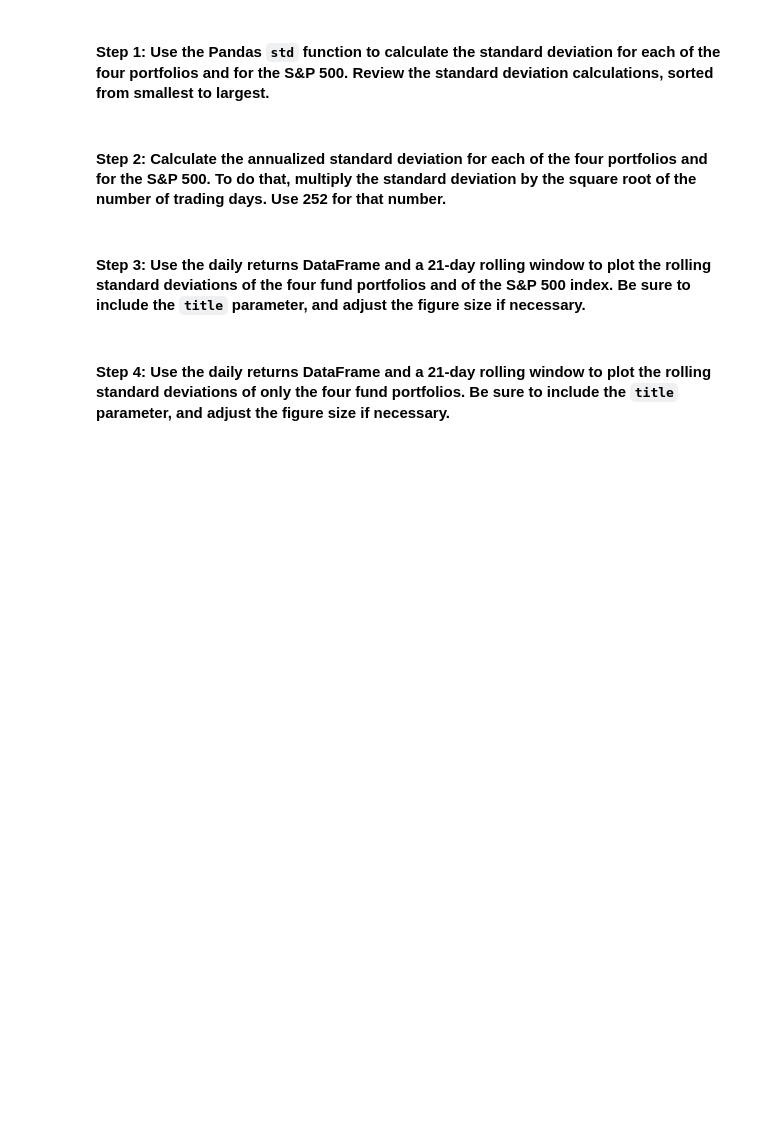
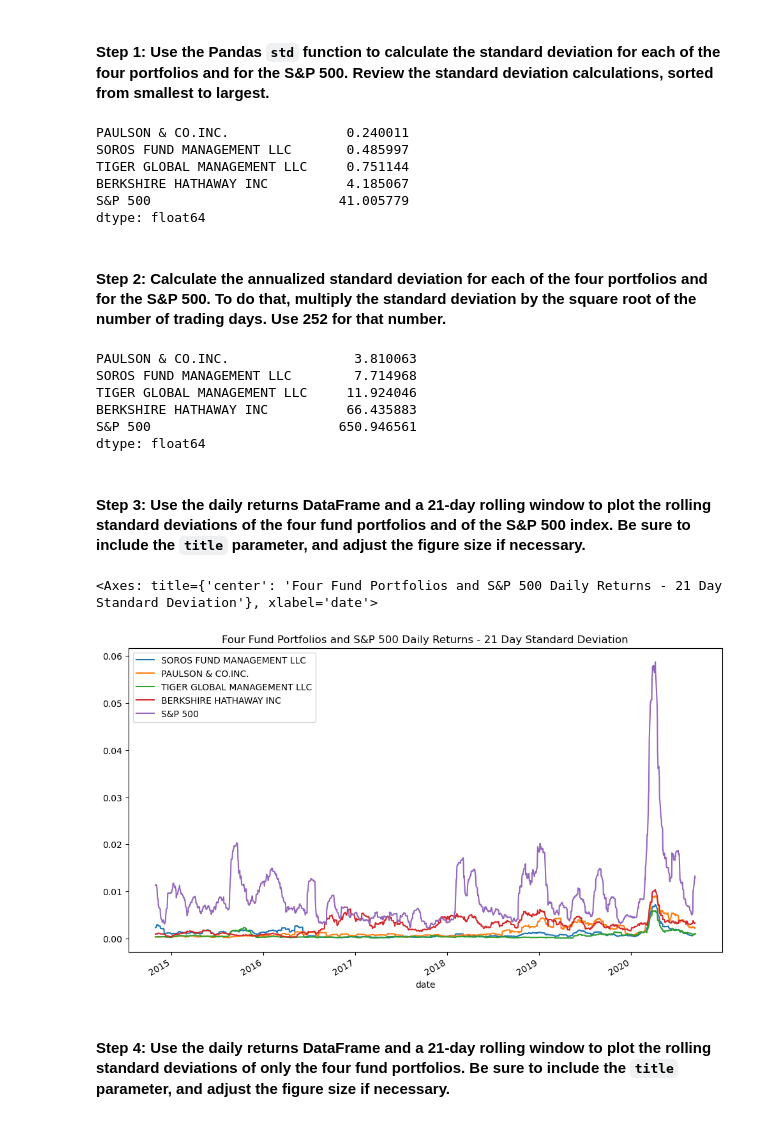
Before and after one commit to AnaFilipaMartelo/Challenge4, a Jupyter notebook: risk_return_analysis.ipynb, the cells around one changed output. Saved outputs shown, nothing was run; the diff lists cells and outputs as text; code cells hidden in the pictures; blank space fills up the shorter version.

```diff
--- a/risk_return_analysis.ipynb
+++ b/risk_return_analysis.ipynb
@@ -235,20 +243,44 @@ Evaluate the risk profile of each portfolio by using the standard deviation and
 # %%
 # Calculate and sort the standard deviation for all 4 portfolios and the S&P 500
 # Review the standard deviations sorted smallest to largest
-# YOUR CODE HERE
+whale_navs_std_df= whale_navs_df.std()
+
+whale_navs_std_df.sort_values()
+# %% [output]
+PAULSON & CO.INC.               0.240011
+SOROS FUND MANAGEMENT LLC       0.485997
+TIGER GLOBAL MANAGEMENT LLC     0.751144
+BERKSHIRE HATHAWAY INC          4.185067
+S&P 500                        41.005779
+dtype: float64
 # %% [markdown]
 #### Step 2: Calculate the annualized standard deviation for each of the four portfolios and for the S&P 500. To do that, multiply the standard deviation by the square root of the number of trading days. Use 252 for that number.
 # %%
 # Calculate and sort the annualized standard deviation (252 trading days) of the 4 portfolios and the S&P 500
 # Review the annual standard deviations smallest to largest
-# YOUR CODE HERE
+whale_navs_annulaized_std = whale_navs_std_df * np.sqrt(252)
+
+whale_navs_annulaized_std.sort_values()
+# %% [output]
+PAULSON & CO.INC.                3.810063
+SOROS FUND MANAGEMENT LLC        7.714968
+TIGER GLOBAL MANAGEMENT LLC     11.924046
+BERKSHIRE HATHAWAY INC          66.435883
+S&P 500                        650.946561
+dtype: float64
 # %% [markdown]
 #### Step 3: Use the daily returns DataFrame and a 21-day rolling window to plot the rolling standard deviations of the four fund portfolios and of the S&P 500 index. Be sure to include the `title` parameter, and adjust the figure size if necessary.
 # %%
 # Using the daily returns DataFrame and a 21-day rolling window,
 # plot the rolling standard deviation of the 4 portfolios and the S&P 500
 # Include a title parameter and adjust the figure size
-# YOUR CODE HERE
+
+whale_navs_rolling_std = whale_navs_returns_df.rolling(window=21).std()
+
+whale_navs_rolling_std.plot(figsize=(12,7), title="Four Fund Portfolios and S&P 500 Daily Returns - 21 Day Standard Deviation")
+# %% [output]
+<Axes: title={'center': 'Four Fund Portfolios and S&P 500 Daily Returns - 21 Day Standard Deviation'}, xlabel='date'>
+[figure, added]
 # %% [markdown]
 #### Step 4: Use the daily returns DataFrame and a 21-day rolling window to plot the rolling standard deviations of only the four fund portfolios. Be sure to include the `title` parameter, and adjust the figure size if necessary.
 # %%
```
Also changed, not shown: parts of 7 cells of this notebook.
